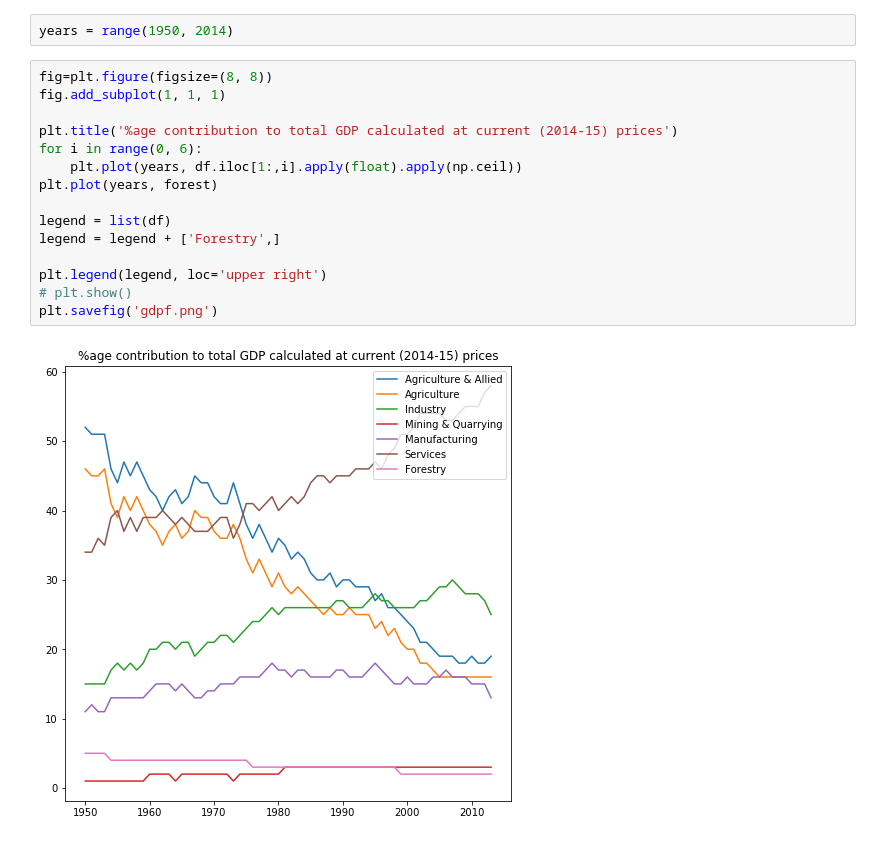
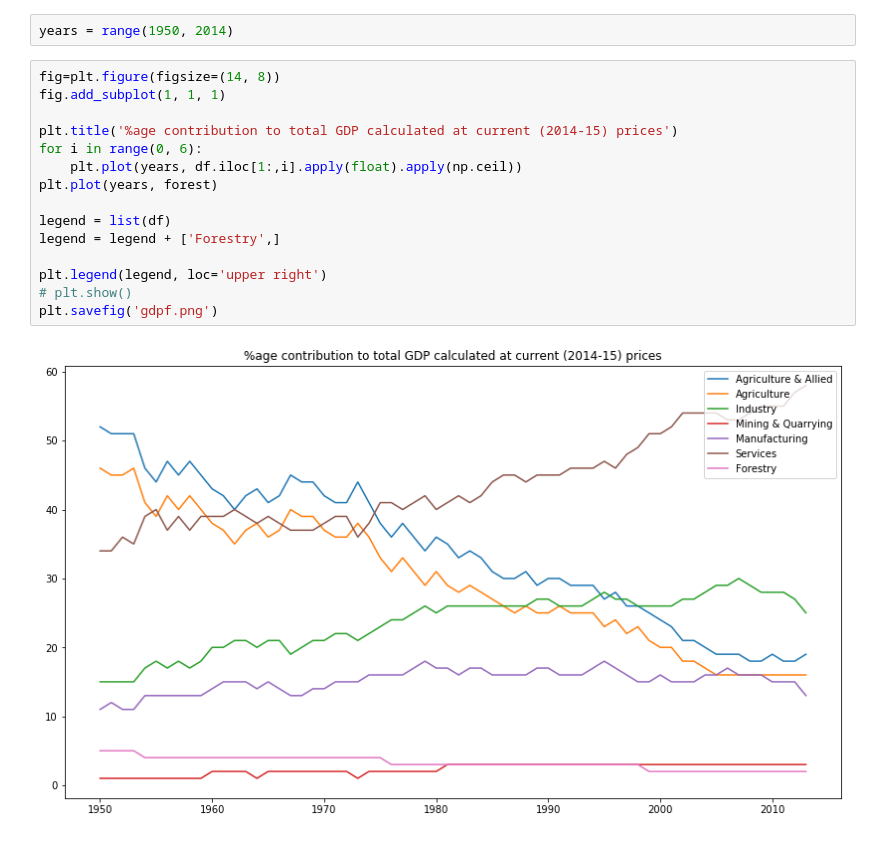
Before and after one commit to zubairabid/Semester5, a Jupyter notebook: History/Project/code/Untitled.ipynb, the cells around one changed output. Drawn from its saved outputs; the diff is of its cells as text.

```diff
--- a/History/Project/code/Untitled.ipynb
+++ b/History/Project/code/Untitled.ipynb
@@ -78,19 +78,19 @@ Name: Agriculture & Allied, Length: 64, dtype: float64
 # %%
 years = range(1950, 2014)
 # %%
-fig=plt.figure(figsize=(8, 8))
+fig=plt.figure(figsize=(14, 8))
 fig.add_subplot(1, 1, 1)
 
 plt.title('%age contribution to total GDP calculated at current (2014-15) prices')
 for i in range(0, 6):
     plt.plot(years, df.iloc[1:,i].apply(float).apply(np.ceil))
 plt.plot(years, forest)
 
 legend = list(df)
 legend = legend + ['Forestry',]
 
 plt.legend(legend, loc='upper right')
 # plt.show()
 plt.savefig('gdpf.png')
 # %% [output]
-[figure, old version]
+[figure, new version]
```
Also changed, not shown: parts of 19 cells of this notebook, 9 other files.
